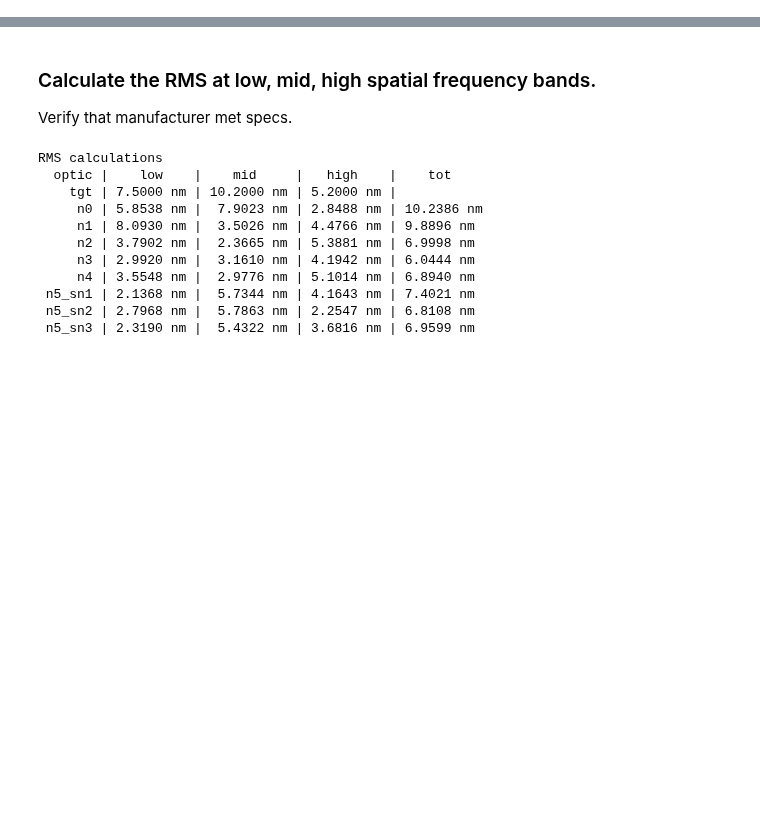
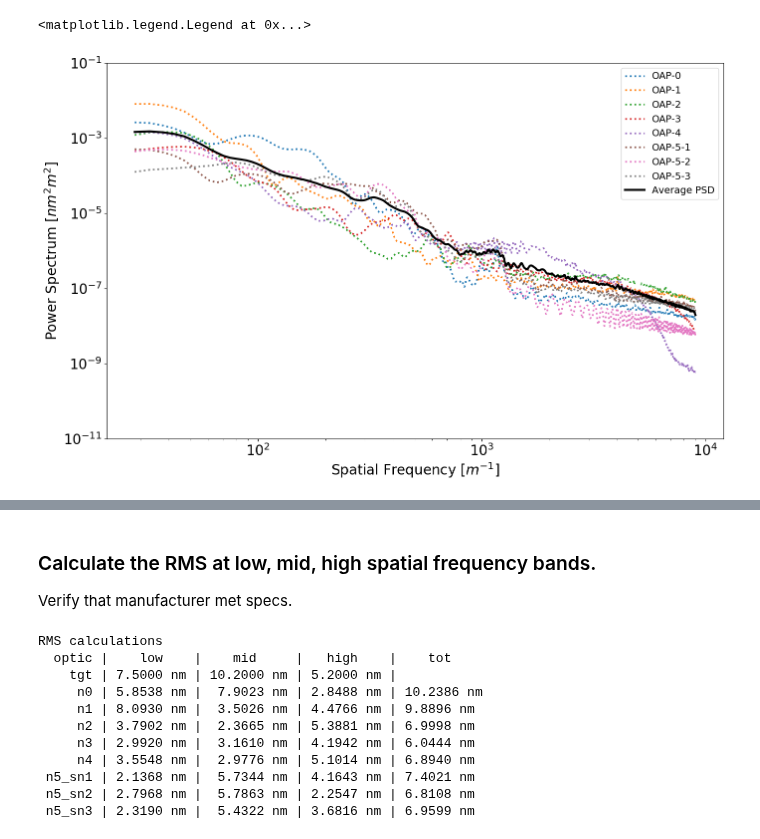
Before and after one commit to magao-x/magaox_poppy, a Jupyter notebook: PSD/PSDgen_oap.ipynb, the cells around one changed output, grey strips where cells are left out. Drawn from its saved outputs; the diff is of its cells as text; code cells hidden in the pictures; blank space fills up the shorter version.

```diff
--- a/PSD/PSDgen_oap.ipynb
+++ b/PSD/PSDgen_oap.ipynb
@@ -29,11 +29,11 @@ display(HTML("<style>.container { width:100% !important; }</style>"))
 %%time
 opt_parms = {'ca' : 80, # of the 80% CA given
              'ovs': 4096,
-             'diam_100CA': 50*u.mm, # not really useful but okay
+             'diam_100CA': 0.05*u.m, #50*u.mm, # not really useful but okay
              'surf_units': u.micron,
              'ring_width': 5,
-             'kmid_ll': 0.1/u.mm,
-             'khigh_ll': 1/u.mm}
+             'kmid_ll': 100/u.m, #0.1/u.mm,
+             'khigh_ll': 1000/u.m} #1/u.mm}
 
 folder_coat = 'zygo_data/oaps/oap_coated/'
 coat_labels =  ('0', '1', '2', '3', '4', '5_sn1', '5_sn2', '5_sn3')
@@ -66,11 +66,13 @@ for n in range(0,ntot):
                            pwr_opt=t_oap.psd_cal)
 
     # save the PSD file for future opening
-    t_oap.write_psd_file(filename=surf_data_loc+'_PSD.fits', psd_data=t_oap.psd_cal,
-                         single_precision=False)
+    #t_oap.write_psd_file(filename=surf_data_loc+'_PSD.fits', psd_data=t_oap.psd_cal,
+    #                     single_precision=False)
+    print('Starting radial profile for {0}'.format(n_oap))
 
     # calculate the radial profile
-    t_oap.calc_psd_radial(ring_width=5)
+    # this can be skipped if you're trying to get a shortcut to the average
+    t_oap.calc_psd_radial(ring_width=5, kmin=t_oap.k_min)
     print('PSD and radial profile for {0} complete\n'.format(n_oap))
 
     oap.append(t_oap)
@@ -124,0 +233,25 @@ PSD and radial profile for all dust masked in averaged surface complete.
+# %%
+# DO NOT DELETE, this is plotting for the paper
+test = fits.open('radial/psd_oap.fits')
+tdata = test[1].data
+kv = tdata.kval
+oset = [tdata.oap0, tdata.oap1, tdata.oap2, tdata.oap3, tdata.oap4,
+        tdata.oap5sn1, tdata.oap5sn2, tdata.oap5sn3]
+aset = tdata.avg
+
+# plotting
+coat_names =  ('0', '1', '2', '3', '4', '5-1', '5-2', '5-3')
+matplotlib.rcParams["font.size"]=20
+plt.figure(figsize=[16,10], dpi=100)
+for nf in range(0, len(oap)):
+    plt.loglog(kv, oset[nf], ':', linewidth=2.5,
+               label='OAP-{0}'.format(coat_names[nf]))
+plt.loglog(kv, aset,
+           'k', linewidth=3, label='Average PSD')
+plt.xlabel('Spatial Frequency [{0}]'.format(r'$m^{-1}$'))
+plt.ylabel('Power Spectrum [{0}{1}]'.format(r'$nm^{2}$',r'$m^{2}$'))
+plt.ylim(top=1e-1, bottom=1e-11)
+plt.legend(prop={'size':14})#,loc='center left', bbox_to_anchor=(1, 0.5))
+# %% [output]
+<matplotlib.legend.Legend at 0x...>
+[figure, added]
```
Also changed, not shown: parts of 6 cells of this notebook.
